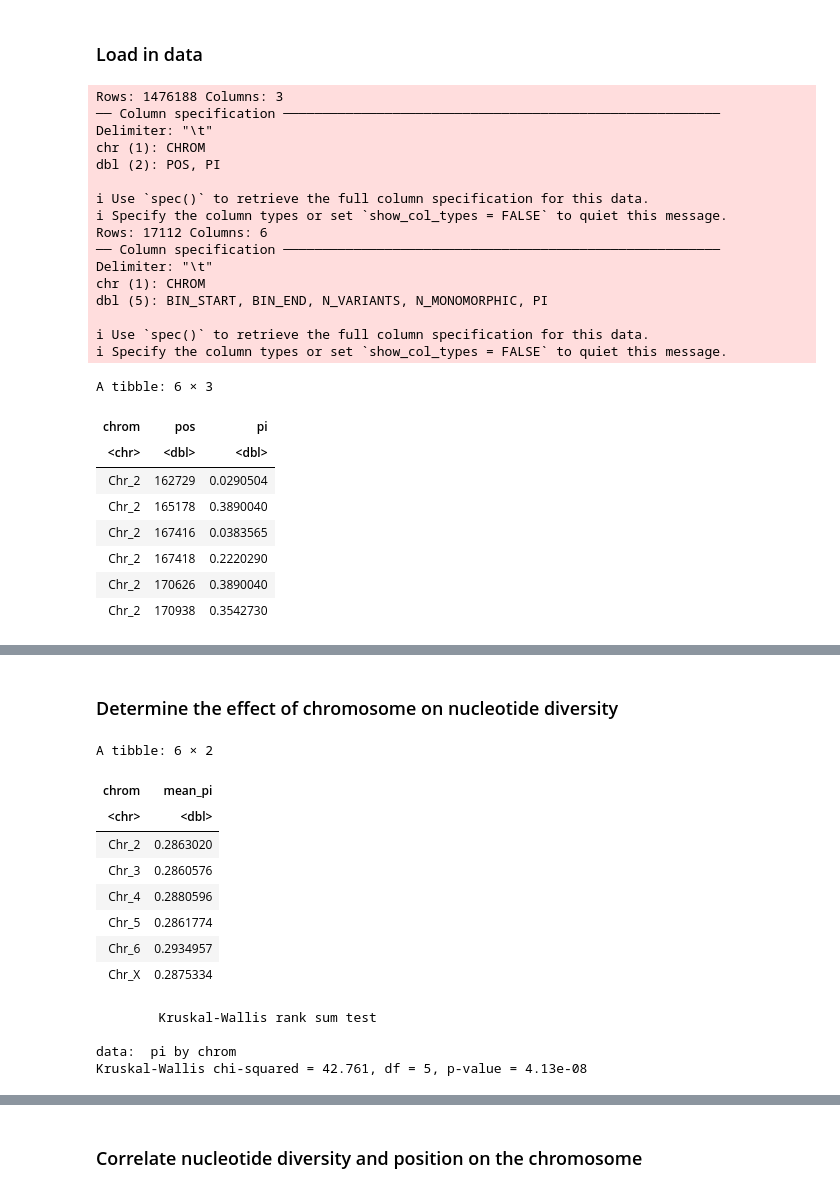
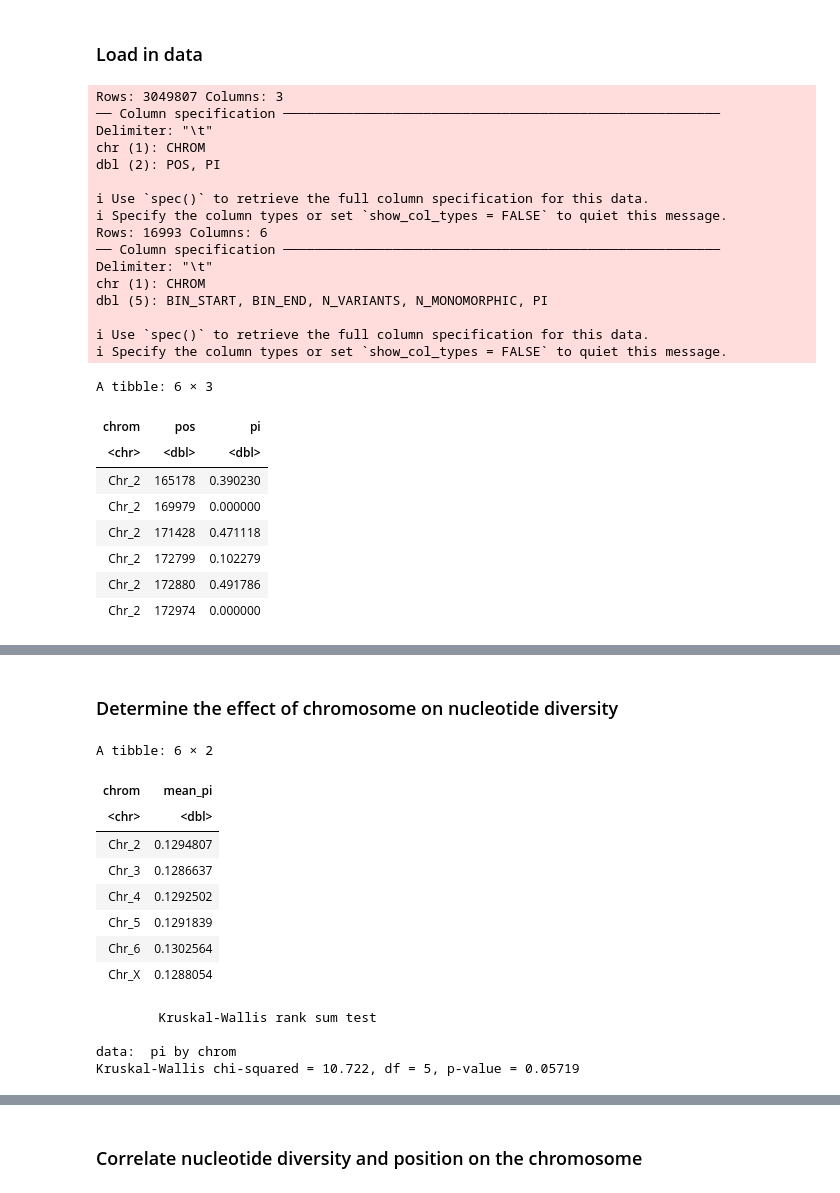
Before and after one commit to zwoonavery/americana_protoneoY, a Jupyter notebook: analysis/R_population_zwa.ipynb, the cells around one changed output, grey strips where cells are left out. Drawn from its saved outputs; the diff is of its cells as text; code cells hidden in the pictures.

```diff
--- a/analysis/R_population_zwa.ipynb
+++ b/analysis/R_population_zwa.ipynb
@@ -435,40 +825,40 @@ Warning message:
 ### Load in data
 # %%
 ## load in nucleotide diversity for whole species
-species_sites <- read_tsv("../workflow/dna/vcf/results/plink_stats/vg_annotated_vcftools.sites.pi") %>%
+species_sites <- read_tsv("../workflow/dna/pangenome_vcf_calling/results/plink_stats/vg_annotated_vcftools.sites.pi") %>%
     janitor::clean_names() %>%
     filter(grepl("Chr_", chrom))
-species_window <- read_tsv("../workflow/dna/vcf/results/plink_stats/vg_annotated_vcftools.windowed.pi") %>%
+species_window <- read_tsv("../workflow/dna/pangenome_vcf_calling/results/plink_stats/vg_annotated_vcftools.windowed.pi") %>%
     janitor::clean_names() %>%
     filter(grepl("Chr_", chrom))
 
 head(species_sites)
 # %% [output]
-Rows: 1476188 Columns: 3
+Rows: 3049807 Columns: 3
 ── Column specification ────────────────────────────────────────────────────────
 Delimiter: "\t"
 chr (1): CHROM
 dbl (2): POS, PI
 
 ℹ Use `spec()` to retrieve the full column specification for this data.
 ℹ Specify the column types or set `show_col_types = FALSE` to quiet this message.
-Rows: 17112 Columns: 6
+Rows: 16993 Columns: 6
 ── Column specification ────────────────────────────────────────────────────────
 Delimiter: "\t"
 chr (1): CHROM
 dbl (5): BIN_START, BIN_END, N_VARIANTS, N_MONOMORPHIC, PI
 
 ℹ Use `spec()` to retrieve the full column specification for this data.
 ℹ Specify the column types or set `show_col_types = FALSE` to quiet this message.
 A tibble: 6 × 3
 | chrom | pos | pi |
 | <chr> | <dbl> | <dbl> |
-| Chr_2 | 162729 | 0.0290504 |
-| Chr_2 | 165178 | 0.3890040 |
-| Chr_2 | 167416 | 0.0383565 |
-| Chr_2 | 167418 | 0.2220290 |
-| Chr_2 | 170626 | 0.3890040 |
-| Chr_2 | 170938 | 0.3542730 |
+| Chr_2 | 165178 | 0.390230 |
+| Chr_2 | 169979 | 0.000000 |
+| Chr_2 | 171428 | 0.471118 |
+| Chr_2 | 172799 | 0.102279 |
+| Chr_2 | 172880 | 0.491786 |
+| Chr_2 | 172974 | 0.000000 |
 # %%
 ## load inversion data
 inversions <- read_csv("input/inversions_flynn2023.csv") %>%
@@ -515,12 +905,12 @@ chrom_pi
 A tibble: 6 × 2
 | chrom | mean_pi |
 | <chr> | <dbl> |
-| Chr_2 | 0.2863020 |
-| Chr_3 | 0.2860576 |
-| Chr_4 | 0.2880596 |
-| Chr_5 | 0.2861774 |
-| Chr_6 | 0.2934957 |
-| Chr_X | 0.2875334 |
+| Chr_2 | 0.1294807 |
+| Chr_3 | 0.1286637 |
+| Chr_4 | 0.1292502 |
+| Chr_5 | 0.1291839 |
+| Chr_6 | 0.1302564 |
+| Chr_X | 0.1288054 |
 # %%
 ## determine if there is a significant difference in pi by chromosome
 kruskal.test(pi ~ chrom, data = species_sites)
@@ -528,7 +918,7 @@ kruskal.test(pi ~ chrom, data = species_sites)
         Kruskal-Wallis rank sum test
 
 data:  pi by chrom
-Kruskal-Wallis chi-squared = 42.761, df = 5, p-value = 4.13e-08
+Kruskal-Wallis chi-squared = 10.722, df = 5, p-value = 0.05719
 # %%
 ## determine which chromosomes are significantly different
 pairwise.wilcox.test(species_sites$pi, species_sites$chrom, p.adjust = "BH")
```
Also changed, not shown: parts of 65 cells of this notebook, 47 other files.
